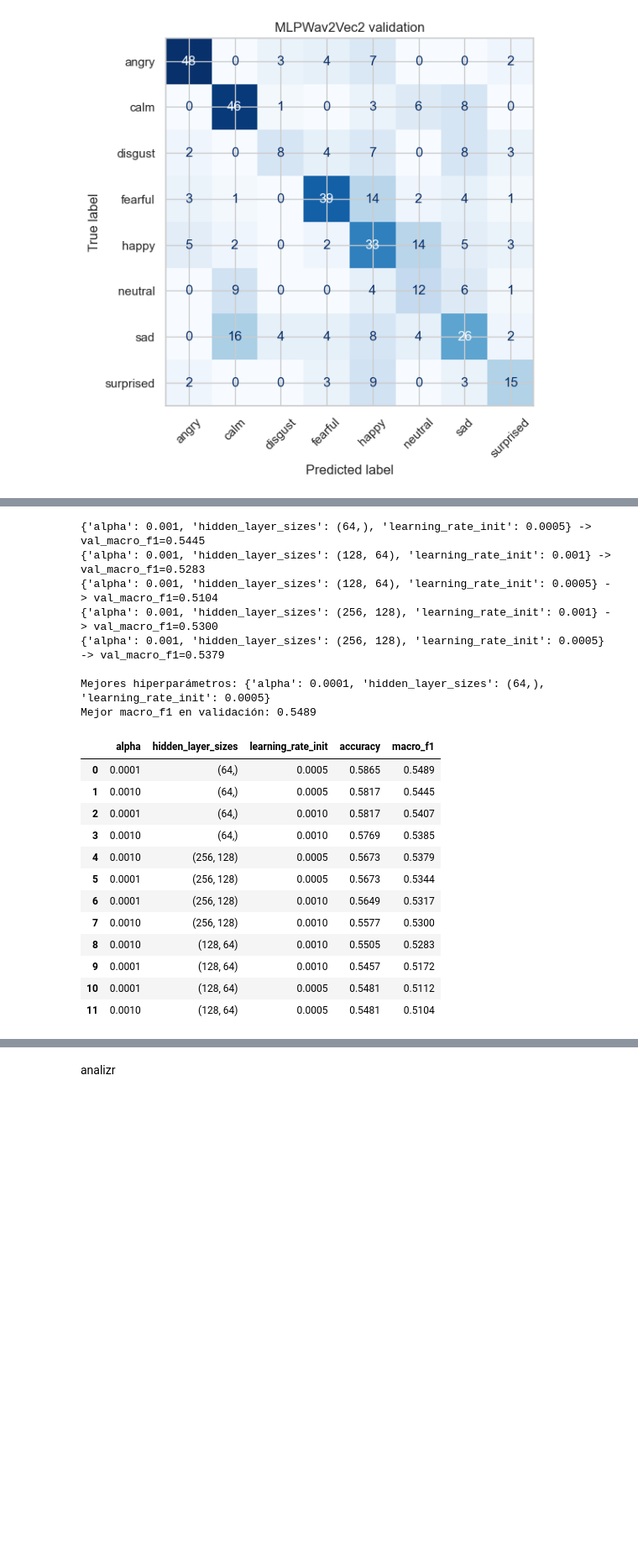
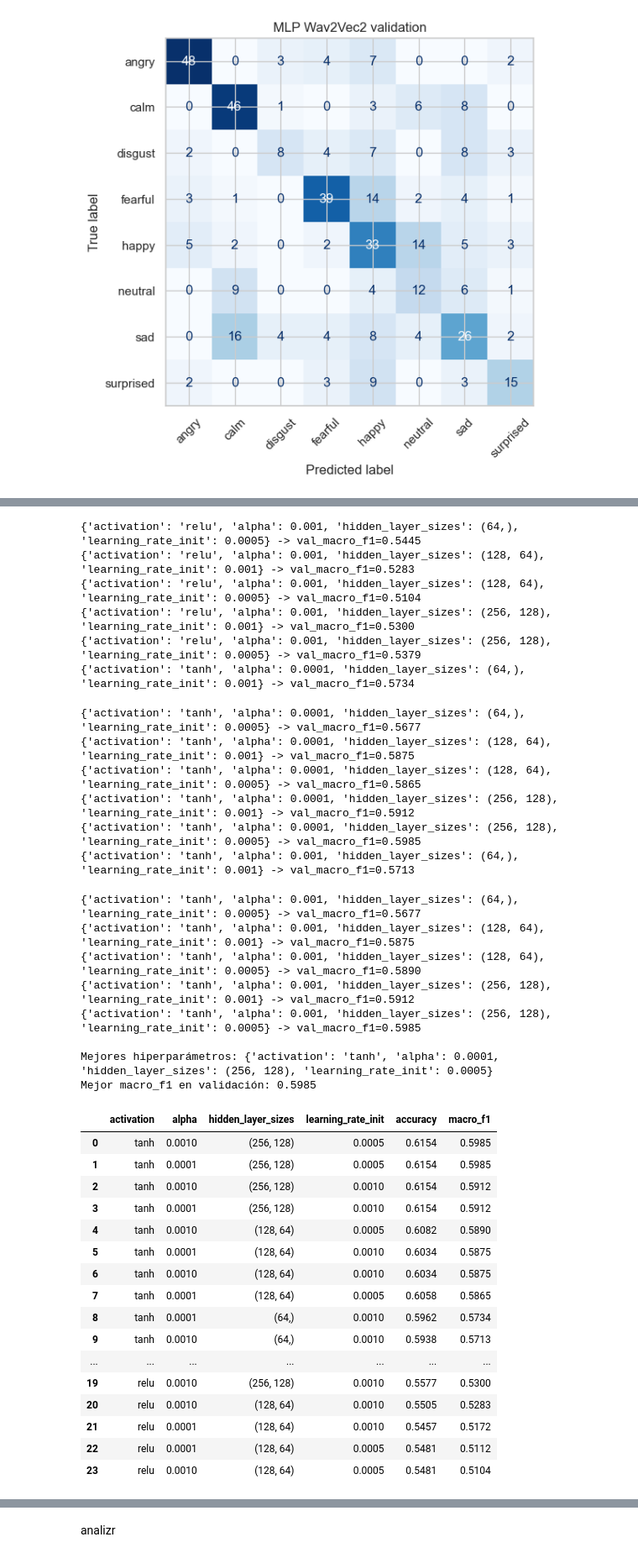
Before and after one commit to pjuls/Proyecto-Final---ML, a Jupyter notebook: notebooks/00_proyecto_final.ipynb, the cells around one changed output, grey strips where cells are left out. Shown at 84% size. Saved outputs shown, nothing was run; the diff lists cells and outputs as text; code cells hidden in the pictures; blank space fills up the shorter version.

```diff
--- a/notebooks/00_proyecto_final.ipynb
+++ b/notebooks/00_proyecto_final.ipynb
@@ -1175,13 +1194,14 @@ weighted avg      0.558   0.546     0.545  416.000
 # %%
 # Tuning de hiperparámetros - MLP (Wav2Vec2)
 # Wav2Vec2 tiene muchas más dimensiones de entrada que eGeMAPS, por eso acá se prueban arquitecturas más grandes.
-
+#OJO QUE TARDDA 10 MNS
 #es el modelo que probablemente termine siendo el mejor
 
 #modelo 6 best_mlp_wav2vec
 mlp_param_grid = {
     "hidden_layer_sizes": [(64,), (128, 64), (256, 128)],
-    "alpha": [1e-4, 1e-3],
+    "activation": ["relu","tanh"],
+    "alpha": [1e-4, 1e-3], #regularizacion L2
     "learning_rate_init": [1e-3, 5e-4],
 }
 
@@ -1204,24 +1224,40 @@ display(mlp_search_results_wav2vec.round(4))
-{'alpha': 0.001, 'hidden_layer_sizes': (64,), 'learning_rate_init': 0.0005} -> val_macro_f1=0.5445
-{'alpha': 0.001, 'hidden_layer_sizes': (128, 64), 'learning_rate_init': 0.001} -> val_macro_f1=0.5283
-{'alpha': 0.001, 'hidden_layer_sizes': (128, 64), 'learning_rate_init': 0.0005} -> val_macro_f1=0.5104
-{'alpha': 0.001, 'hidden_layer_sizes': (256, 128), 'learning_rate_init': 0.001} -> val_macro_f1=0.5300
-{'alpha': 0.001, 'hidden_layer_sizes': (256, 128), 'learning_rate_init': 0.0005} -> val_macro_f1=0.5379
-
-Mejores hiperparámetros: {'alpha': 0.0001, 'hidden_layer_sizes': (64,), 'learning_rate_init': 0.0005}
-Mejor macro_f1 en validación: 0.5489
+{'activation': 'relu', 'alpha': 0.001, 'hidden_layer_sizes': (64,), 'learning_rate_init': 0.0005} -> val_macro_f1=0.5445
+{'activation': 'relu', 'alpha': 0.001, 'hidden_layer_sizes': (128, 64), 'learning_rate_init': 0.001} -> val_macro_f1=0.5283
+{'activation': 'relu', 'alpha': 0.001, 'hidden_layer_sizes': (128, 64), 'learning_rate_init': 0.0005} -> val_macro_f1=0.5104
+{'activation': 'relu', 'alpha': 0.001, 'hidden_layer_sizes': (256, 128), 'learning_rate_init': 0.001} -> val_macro_f1=0.5300
+{'activation': 'relu', 'alpha': 0.001, 'hidden_layer_sizes': (256, 128), 'learning_rate_init': 0.0005} -> val_macro_f1=0.5379
+{'activation': 'tanh', 'alpha': 0.0001, 'hidden_layer_sizes': (64,), 'learning_rate_init': 0.001} -> val_macro_f1=0.5734
+{'activation': 'tanh', 'alpha': 0.0001, 'hidden_layer_sizes': (64,), 'learning_rate_init': 0.0005} -> val_macro_f1=0.5677
+{'activation': 'tanh', 'alpha': 0.0001, 'hidden_layer_sizes': (128, 64), 'learning_rate_init': 0.001} -> val_macro_f1=0.5875
+{'activation': 'tanh', 'alpha': 0.0001, 'hidden_layer_sizes': (128, 64), 'learning_rate_init': 0.0005} -> val_macro_f1=0.5865
+{'activation': 'tanh', 'alpha': 0.0001, 'hidden_layer_sizes': (256, 128), 'learning_rate_init': 0.001} -> val_macro_f1=0.5912
+{'activation': 'tanh', 'alpha': 0.0001, 'hidden_layer_sizes': (256, 128), 'learning_rate_init': 0.0005} -> val_macro_f1=0.5985
+{'activation': 'tanh', 'alpha': 0.001, 'hidden_layer_sizes': (64,), 'learning_rate_init': 0.001} -> val_macro_f1=0.5713
+{'activation': 'tanh', 'alpha': 0.001, 'hidden_layer_sizes': (64,), 'learning_rate_init': 0.0005} -> val_macro_f1=0.5677
+{'activation': 'tanh', 'alpha': 0.001, 'hidden_layer_sizes': (128, 64), 'learning_rate_init': 0.001} -> val_macro_f1=0.5875
+{'activation': 'tanh', 'alpha': 0.001, 'hidden_layer_sizes': (128, 64), 'learning_rate_init': 0.0005} -> val_macro_f1=0.5890
+{'activation': 'tanh', 'alpha': 0.001, 'hidden_layer_sizes': (256, 128), 'learning_rate_init': 0.001} -> val_macro_f1=0.5912
+{'activation': 'tanh', 'alpha': 0.001, 'hidden_layer_sizes': (256, 128), 'learning_rate_init': 0.0005} -> val_macro_f1=0.5985
+
+Mejores hiperparámetros: {'activation': 'tanh', 'alpha': 0.0001, 'hidden_layer_sizes': (256, 128), 'learning_rate_init': 0.0005}
+Mejor macro_f1 en validación: 0.5985
-|  | alpha | hidden_layer_sizes | learning_rate_init | accuracy | macro_f1 |
-| 0 | 0.0001 | (64,) | 0.0005 | 0.5865 | 0.5489 |
-| 1 | 0.0010 | (64,) | 0.0005 | 0.5817 | 0.5445 |
-| 2 | 0.0001 | (64,) | 0.0010 | 0.5817 | 0.5407 |
-| 3 | 0.0010 | (64,) | 0.0010 | 0.5769 | 0.5385 |
-| 4 | 0.0010 | (256, 128) | 0.0005 | 0.5673 | 0.5379 |
-| 5 | 0.0001 | (256, 128) | 0.0005 | 0.5673 | 0.5344 |
-| 6 | 0.0001 | (256, 128) | 0.0010 | 0.5649 | 0.5317 |
-| 7 | 0.0010 | (256, 128) | 0.0010 | 0.5577 | 0.5300 |
-| 8 | 0.0010 | (128, 64) | 0.0010 | 0.5505 | 0.5283 |
-| 9 | 0.0001 | (128, 64) | 0.0010 | 0.5457 | 0.5172 |
-| 10 | 0.0001 | (128, 64) | 0.0005 | 0.5481 | 0.5112 |
-| 11 | 0.0010 | (128, 64) | 0.0005 | 0.5481 | 0.5104 |
+|  | activation | alpha | hidden_layer_sizes | learning_rate_init | accuracy | macro_f1 |
+| 0 | tanh | 0.0010 | (256, 128) | 0.0005 | 0.6154 | 0.5985 |
+| 1 | tanh | 0.0001 | (256, 128) | 0.0005 | 0.6154 | 0.5985 |
+| 2 | tanh | 0.0010 | (256, 128) | 0.0010 | 0.6154 | 0.5912 |
+| 3 | tanh | 0.0001 | (256, 128) | 0.0010 | 0.6154 | 0.5912 |
+| 4 | tanh | 0.0010 | (128, 64) | 0.0005 | 0.6082 | 0.5890 |
+| 5 | tanh | 0.0001 | (128, 64) | 0.0010 | 0.6034 | 0.5875 |
+| 6 | tanh | 0.0010 | (128, 64) | 0.0010 | 0.6034 | 0.5875 |
+| 7 | tanh | 0.0001 | (128, 64) | 0.0005 | 0.6058 | 0.5865 |
+| 8 | tanh | 0.0001 | (64,) | 0.0010 | 0.5962 | 0.5734 |
+| 9 | tanh | 0.0010 | (64,) | 0.0010 | 0.5938 | 0.5713 |
+| ... | ... | ... | ... | ... | ... | ... |
+| 19 | relu | 0.0010 | (256, 128) | 0.0010 | 0.5577 | 0.5300 |
+| 20 | relu | 0.0010 | (128, 64) | 0.0010 | 0.5505 | 0.5283 |
+| 21 | relu | 0.0001 | (128, 64) | 0.0010 | 0.5457 | 0.5172 |
+| 22 | relu | 0.0001 | (128, 64) | 0.0005 | 0.5481 | 0.5112 |
+| 23 | relu | 0.0010 | (128, 64) | 0.0005 | 0.5481 | 0.5104 |
 # %%
 # best_mlp_wav2vec ya viene entrenado (igual que con RF), no hace falta train_model.
 metrics_mlp_wav2vec_tuned_train_val = evaluate_model(
```
Also changed, not shown: parts of 25 cells of this notebook, 1 other file.
